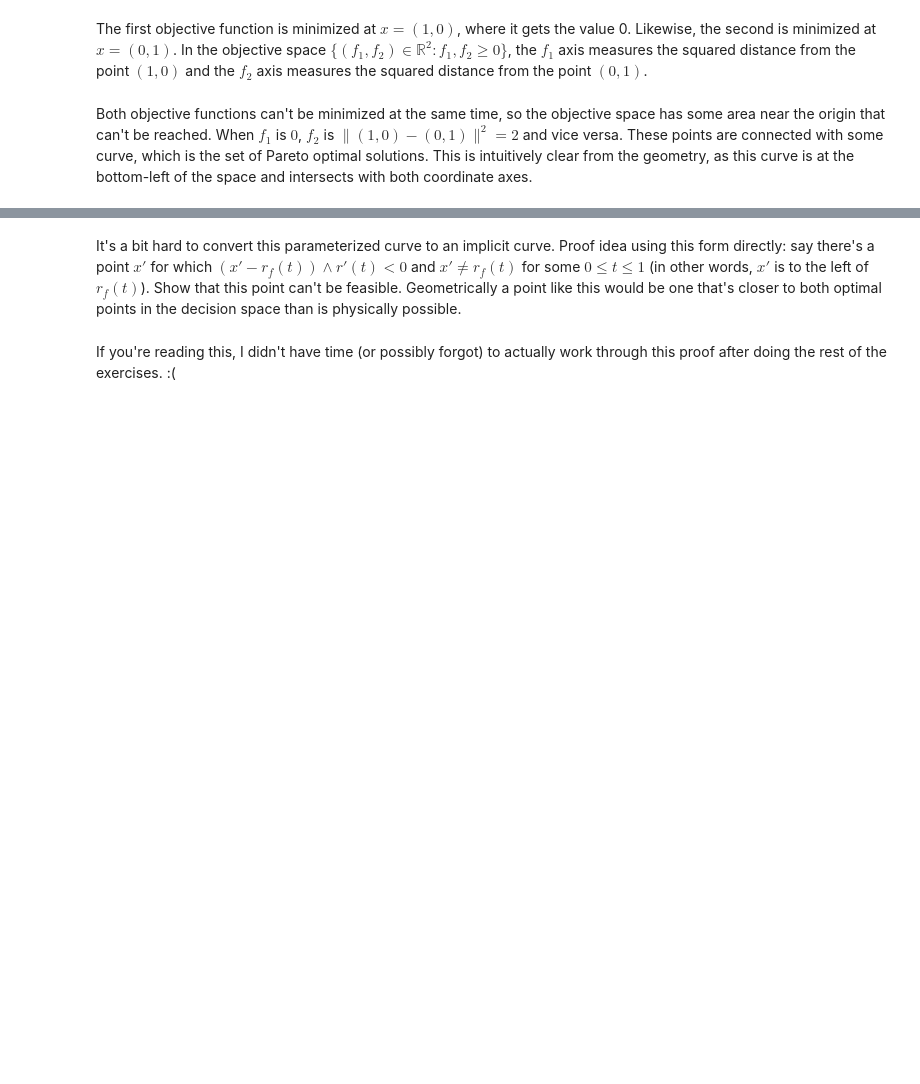
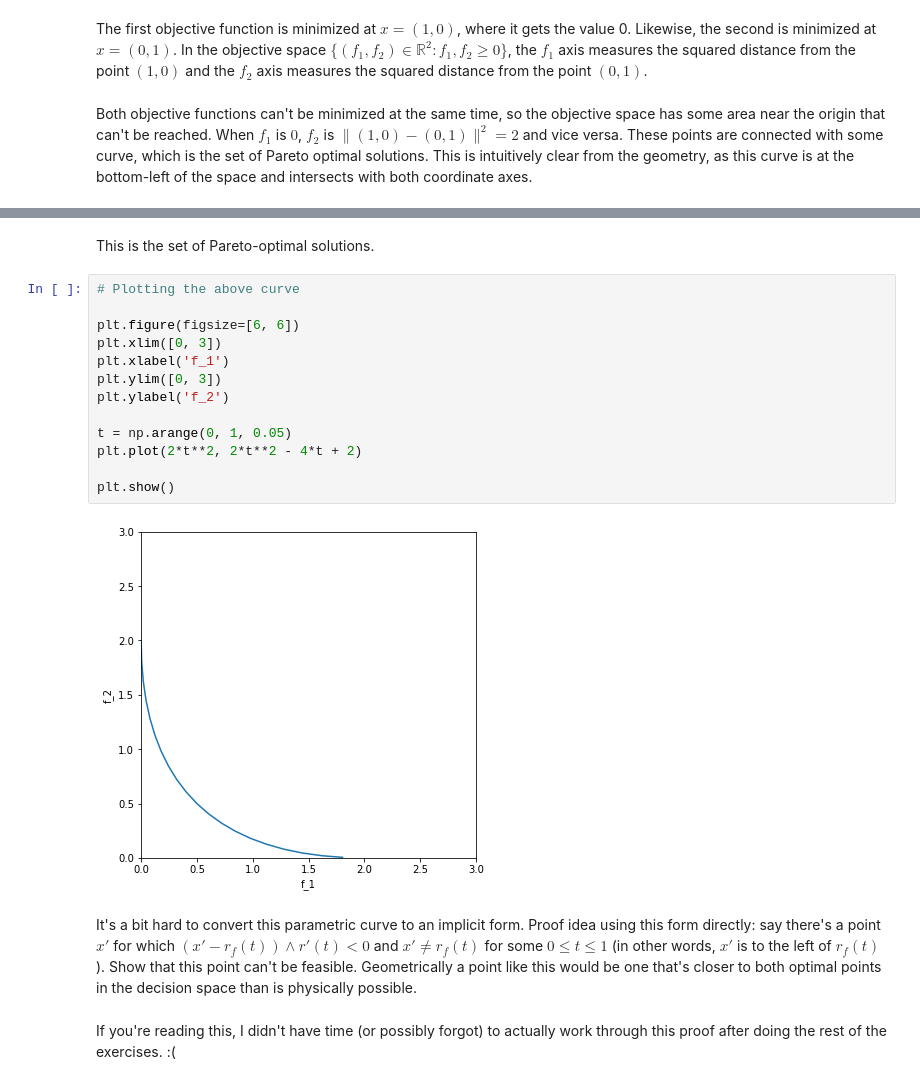
Before and after one commit to m0lentum/schoolwork, a Jupyter notebook: ties483/ex6.ipynb, the cells around one changed output, grey strips where cells are left out. Cells and saved outputs as stored; diff of their text form; blank space fills up the shorter version.

```diff
--- a/ties483/ex6.ipynb
+++ b/ties483/ex6.ipynb
@@ -36,5 +60,22 @@ This is the set of Pareto-optimal solutions. Plotting it with e.g. Geogebra you
+# %% [markdown]
+This is the set of Pareto-optimal solutions.
+# %%
+# Plotting the above curve
+
+plt.figure(figsize=[6, 6])
+plt.xlim([0, 3])
+plt.xlabel('f_1')
+plt.ylim([0, 3])
+plt.ylabel('f_2')
+
+t = np.arange(0, 1, 0.05)
+plt.plot(2*t**2, 2*t**2 - 4*t + 2)
+
+plt.show()
+# %% [output]
+[figure, added]
 # %% [markdown]
-It's a bit hard to convert this parameterized curve to an implicit curve.
+It's a bit hard to convert this parametric curve to an implicit form.
 Proof idea using this form directly: say there's a point $x'$ for which $(x' - r_f(t)) \wedge r'(t) < 0$ and $x' \neq r_f(t)$ for some $0 \leq t \leq 1$ (in other words, $x'$ is to the left of $r_f(t)$). Show that this point can't be feasible. Geometrically a point like this would be one that's closer to both optimal points in the decision space than is physically possible.
 # %% [markdown]
 If you're reading this, I didn't have time (or possibly forgot) to actually work through this proof after doing the rest of the exercises. :(
```
Also changed, not shown: parts of 9 cells of this notebook.
